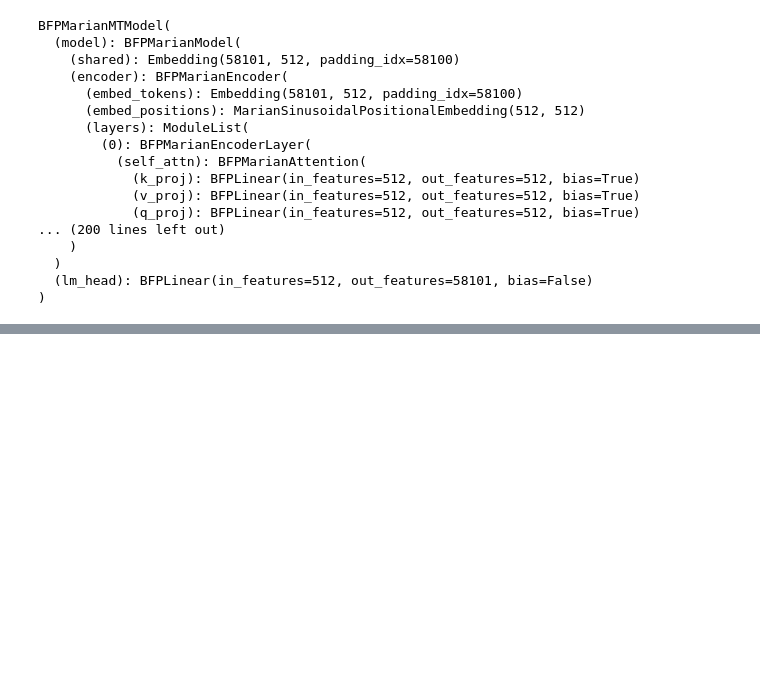
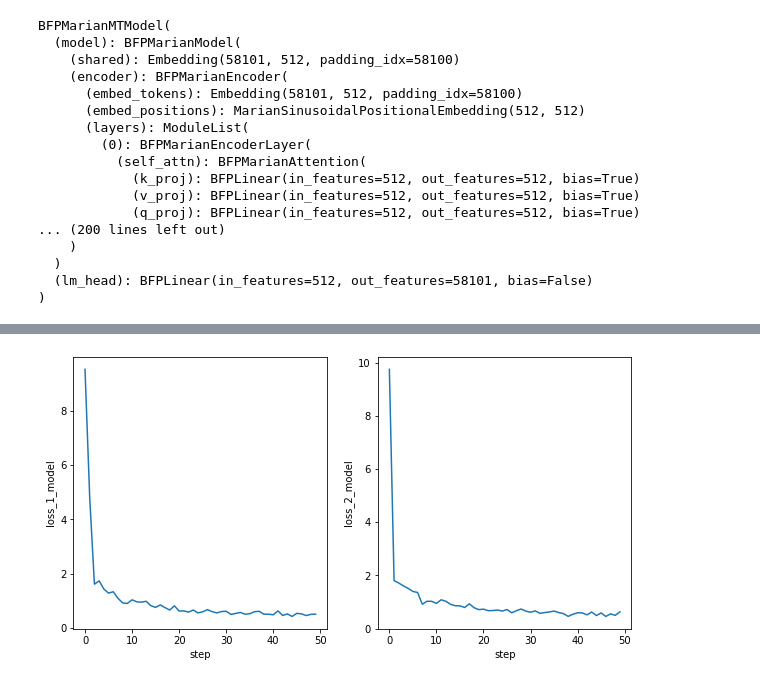
Before and after one commit to KostenokLisa/quantized-federated-transformers, a Jupyter notebook: notebooks/quantization.ipynb, the cells around one changed output, grey strips where cells are left out. Cells and saved outputs as stored; diff of their text form; code cells hidden in the pictures; blank space fills up the shorter version.

```diff
--- a/notebooks/quantization.ipynb
+++ b/notebooks/quantization.ipynb
@@ -1341,0 +1453,8 @@ model.load_state_dict(torch.load("init.pth"))
+# %%
+train_ids_2 = train_ids_2.to(device)
+train_labels_2 = train_labels_2.to(device)
+train_mask_2 = train_mask_2.to(device)
+val_ids_2 = val_ids_2.to(device)
+val_labels_2 = val_labels_2.to(device)
+val_mask_2 = val_mask_2.to(device)
+estimate_bleu(model_2, val_ids_2, val_labels_2, 16)
@@ -1341,0 +1467,12 @@ model.load_state_dict(torch.load("init.pth"))
+# %%
+hist_1 = []
+hist_2 = []
+epochs = 3
+
+lr = 1e-4
+optimizer_1 = BFPAdam(model_1.parameters(), lr, **args)
+optimizer_2 = BFPAdam(model_2.parameters(), lr, **args)
+batch_size = 32
+# %%
+bleu_1 = []
+bleu_2 = []
@@ -1341,0 +1481,63 @@ model.load_state_dict(torch.load("init.pth"))
+# %%
+for epoch in range(epochs):
+    model_1.train()
+    model_2.train()
+    ind = np.arange(len(train_ids_1))
+    np.random.shuffle(ind)
+    prev_i = 0
+    for i in tqdm.notebook.tqdm(np.arange(batch_size, len(train_ids_1), batch_size)):
+        step = len(hist_1) + 1
+        batch_ind = ind[prev_i:i]
+        prev_i = i
+
+        # 1 model training
+        optimizer_1.zero_grad()
+        outputs_1 = model_1(input_ids=train_ids_1[batch_ind],
+                            labels=train_labels_1[batch_ind],
+                            attention_mask=train_mask_1[batch_ind])
+        loss_1 = outputs_1.loss
+        loss_1.backward()
+        optimizer_1.step()
+
+        hist_1.append(loss_1.item())
+
+        # 2 model training
+        optimizer_2.zero_grad()
+        outputs_2 = model_2(input_ids=train_ids_2[batch_ind],
+                            labels=train_labels_2[batch_ind],
+                            attention_mask=train_mask_2[batch_ind])
+        loss_2 = outputs_2.loss
+        loss_2.backward()
+        optimizer_2.step()
+
+        hist_2.append(loss_2.item())
+
+        # averaging parameters
+        if i % 1000 == 0:
+            # to do: BFP averaging!!!
+            for (param1, param2) in zip(model_1.parameters(), model_2.parameters()):
+                mean = (param1.data + param2.data) / 2
+                param1.data = param2.data = mean
+
+        # visualising training losses
+        if len(hist_1) % 10 == 0:
+            clear_output(wait=True)
+
+            fig, axs = plt.subplots(nrows=1, ncols=2, figsize=(10, 5))
+
+            axs[0].plot(hist_1)
+            axs[0].set_xlabel("step")
+            axs[0].set_ylabel("loss_1_model")
+
+            axs[1].plot(hist_2)
+            axs[1].set_xlabel("step")
+            axs[1].set_ylabel("loss_2_model")
+
+            plt.show()
+
+    model_1.eval()
+    bleu_1.append(estimate_bleu(model_1, val_ids_1, val_labels_1, 16))
+    model_2.eval()
+    bleu_2.append(estimate_bleu(model_2, val_ids_2, val_labels_2, 16))
+# %% [output]
+[figure, added]
```
Also changed, not shown: parts of 35 cells of this notebook.
